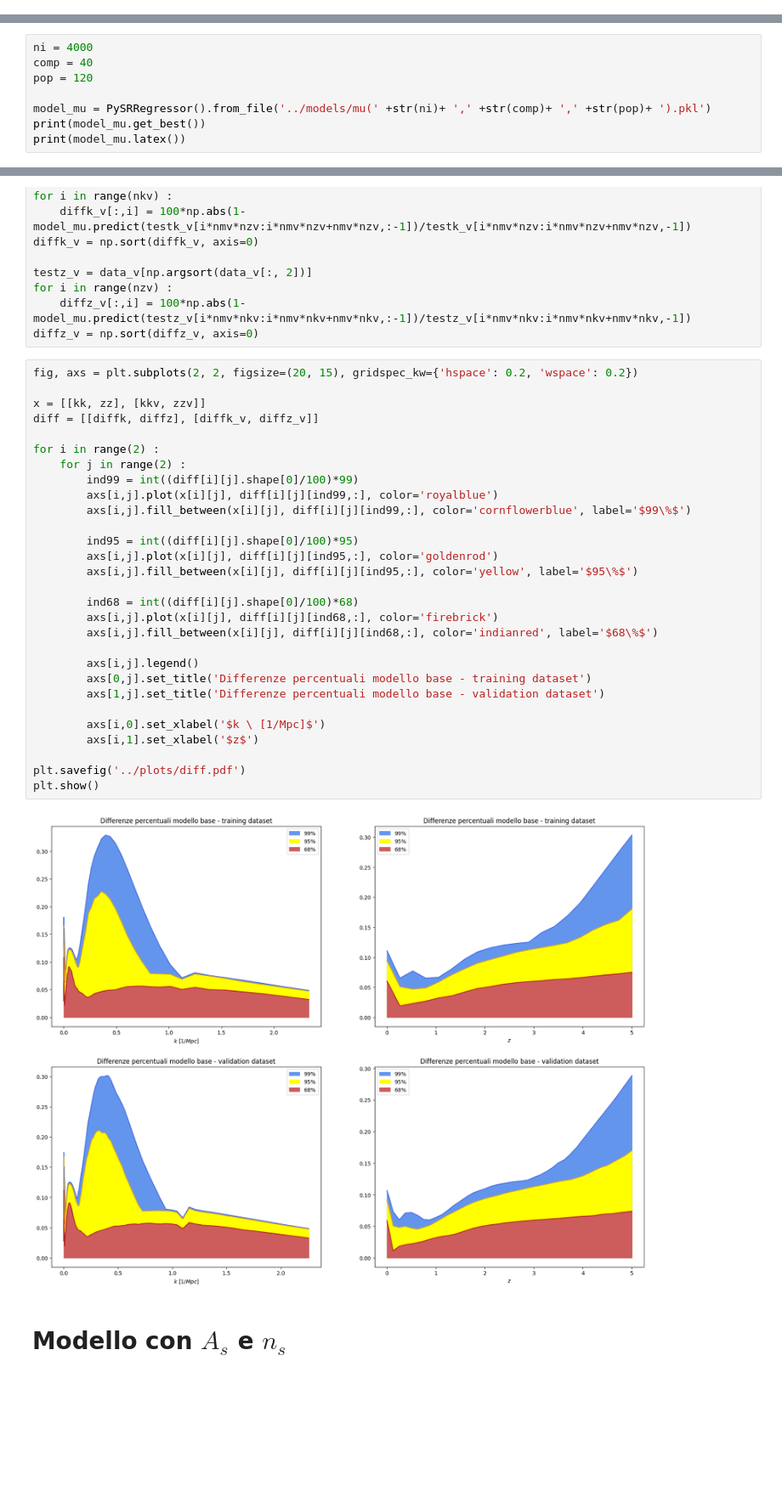
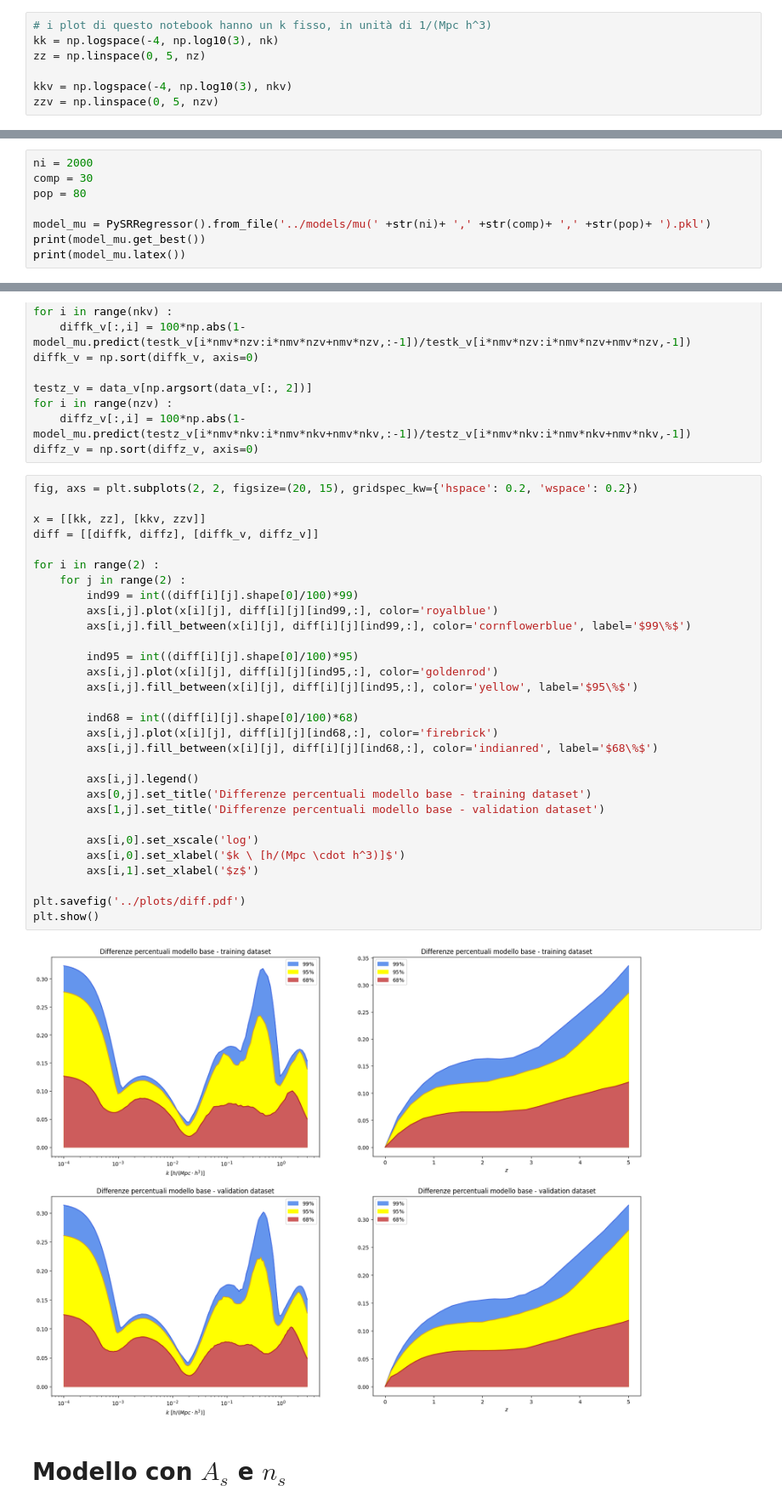
Before and after one commit to ste-cartu/Bachelor-Thesis, a Jupyter notebook: code/graphs_sim.ipynb, the cells around one changed output, grey strips where cells are left out. Shown at 85% size. Drawn from its saved outputs; the diff is of its cells as text; blank space fills up the shorter version.

```diff
--- a/code/graphs_sim.ipynb
+++ b/code/graphs_sim.ipynb
@@ -33,9 +27,16 @@ zzv = np.load('../files/redshift_[' + str(nzv) + '].npy')
+# %%
+# i plot di questo notebook hanno un k fisso, in unità di 1/(Mpc h^3)
+kk = np.logspace(-4, np.log10(3), nk)
+zz = np.linspace(0, 5, nz)
+
+kkv = np.logspace(-4, np.log10(3), nkv)
+zzv = np.linspace(0, 5, nzv)
 # %% [markdown]
 # Modello base: $m,k,z$
 # %%
-ni = 4000
-comp = 40
-pop = 120
+ni = 2000
+comp = 30
+pop = 80
 
 model_mu = PySRRegressor().from_file('../models/mu(' +str(ni)+ ',' +str(comp)+ ',' +str(pop)+ ').pkl')
 print(model_mu.get_best())
@@ -94,34 +95,35 @@ diffz_v = np.sort(diffz_v, axis=0)
 # %%
 fig, axs = plt.subplots(2, 2, figsize=(20, 15), gridspec_kw={'hspace': 0.2, 'wspace': 0.2})
 
 x = [[kk, zz], [kkv, zzv]]
 diff = [[diffk, diffz], [diffk_v, diffz_v]]
 
 for i in range(2) :
     for j in range(2) :
         ind99 = int((diff[i][j].shape[0]/100)*99)
         axs[i,j].plot(x[i][j], diff[i][j][ind99,:], color='royalblue')
         axs[i,j].fill_between(x[i][j], diff[i][j][ind99,:], color='cornflowerblue', label='$99\%$')
 
         ind95 = int((diff[i][j].shape[0]/100)*95)
         axs[i,j].plot(x[i][j], diff[i][j][ind95,:], color='goldenrod')
         axs[i,j].fill_between(x[i][j], diff[i][j][ind95,:], color='yellow', label='$95\%$')
 
         ind68 = int((diff[i][j].shape[0]/100)*68)
         axs[i,j].plot(x[i][j], diff[i][j][ind68,:], color='firebrick')
         axs[i,j].fill_between(x[i][j], diff[i][j][ind68,:], color='indianred', label='$68\%$')
 
         axs[i,j].legend()
         axs[0,j].set_title('Differenze percentuali modello base - training dataset')
         axs[1,j].set_title('Differenze percentuali modello base - validation dataset')
 
-        axs[i,0].set_xlabel('$k \ [1/Mpc]$')
+        axs[i,0].set_xscale('log')
+        axs[i,0].set_xlabel('$k \ [h/(Mpc \cdot h^3)]$')
         axs[i,1].set_xlabel('$z$')
 
 plt.savefig('../plots/diff.pdf')
 plt.show()
 # %% [output]
-[figure, old version]
+[figure, new version]
 # %% [markdown]
 # Modello con $A_s$ e $n_s$
 # %% [markdown]
```
Also changed, not shown: parts of 53 cells of this notebook, 31 other files.
